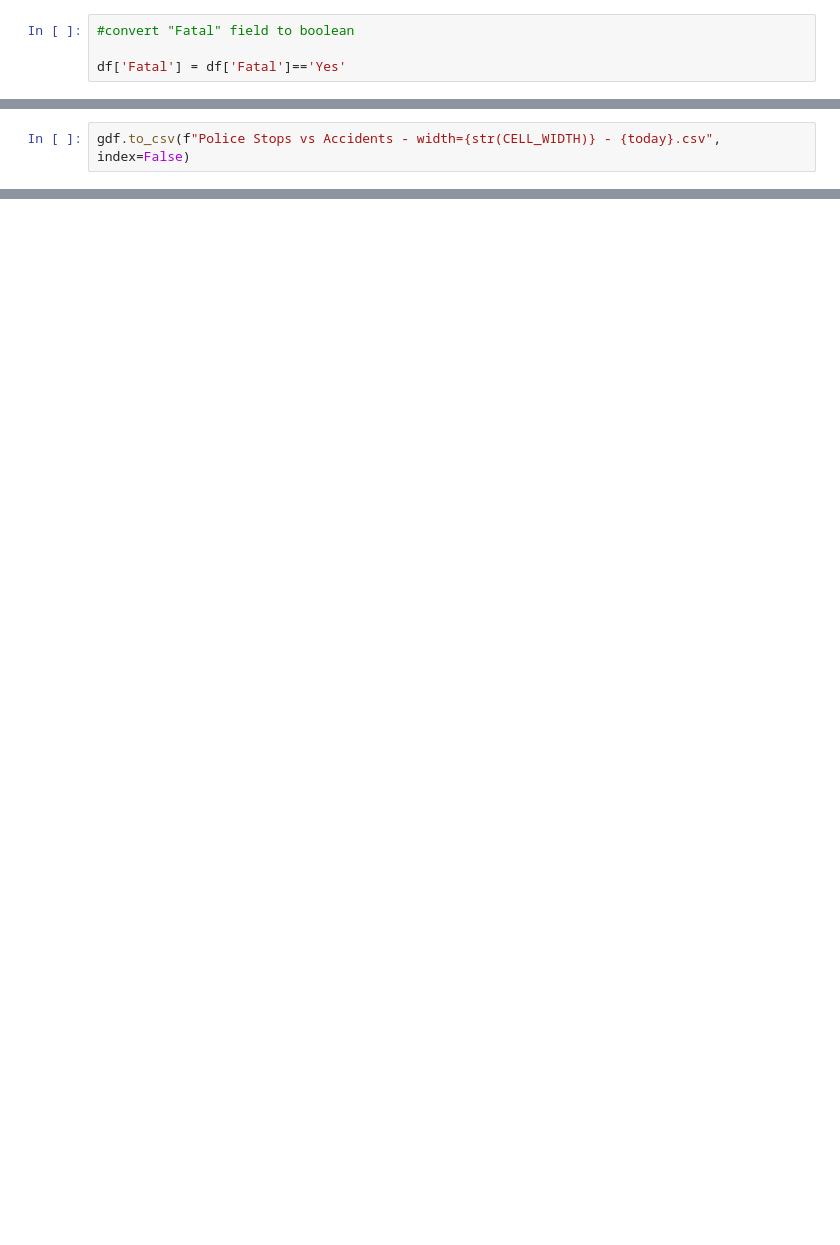
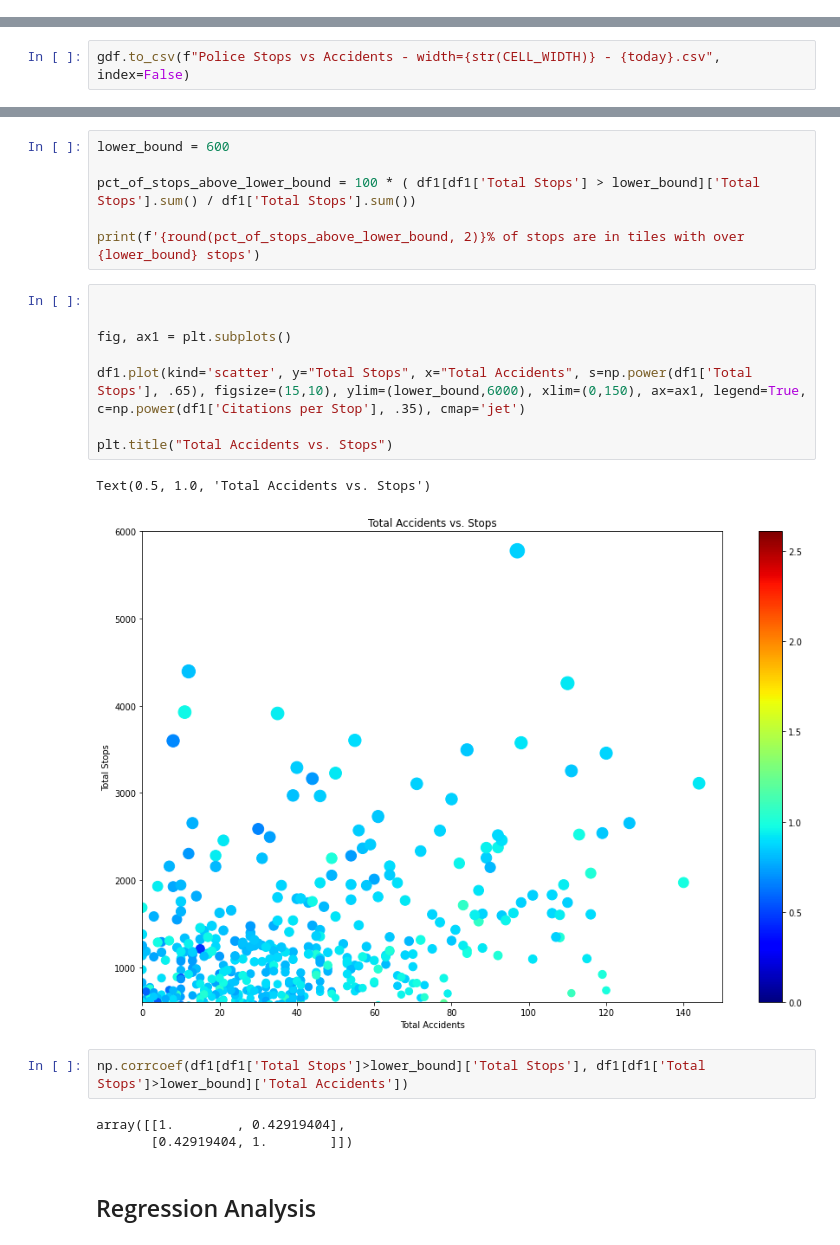
Before and after one commit to m-gaster/MC-Policing, a Jupyter notebook: Police Activity vs. Accidents, Injuries, and Fatalities.ipynb, the cells around one changed output, grey strips where cells are left out. Cells and saved outputs as stored; diff of their text form; blank space fills up the shorter version.

```diff
--- a/Police Activity vs. Accidents, Injuries, and Fatalities.ipynb
+++ b/Police Activity vs. Accidents, Injuries, and Fatalities.ipynb
@@ -17,4 +22,0 @@ df = pd.read_csv(r"C:\Users\mikha\Dropbox\mikhael_misc\Projects\Policing Thesis\
-# %%
-#convert "Fatal" field to boolean
-
-df['Fatal'] = df['Fatal']=='Yes'
@@ -218,0 +327,24 @@ gdf.to_csv(f"Police Stops vs Accidents - width={str(CELL_WIDTH)} - {today}.csv",
+# %%
+lower_bound = 600
+
+pct_of_stops_above_lower_bound = 100 * ( df1[df1['Total Stops'] > lower_bound]['Total Stops'].sum() / df1['Total Stops'].sum())
+
+print(f'{round(pct_of_stops_above_lower_bound, 2)}% of stops are in tiles with over {lower_bound} stops')
+# %%
+
+
+fig, ax1 = plt.subplots()
+
+df1.plot(kind='scatter', y="Total Stops", x="Total Accidents", s=np.power(df1['Total Stops'], .65), figsize=(15,10), ylim=(lower_bound,6000), xlim=(0,150), ax=ax1, legend=True, c=np.power(df1['Citations per Stop'], .35), cmap='jet')
+
+plt.title("Total Accidents vs. Stops")
+# %% [output]
+Text(0.5, 1.0, 'Total Accidents vs. Stops')
+[figure, added]
+# %%
+np.corrcoef(df1[df1['Total Stops']>lower_bound]['Total Stops'], df1[df1['Total Stops']>lower_bound]['Total Accidents'])
+# %% [output]
+array([[1.        , 0.42919404],
+       [0.42919404, 1.        ]])
+# %% [markdown]
+## Regression Analysis
```
Also changed, not shown: parts of 36 cells of this notebook.
